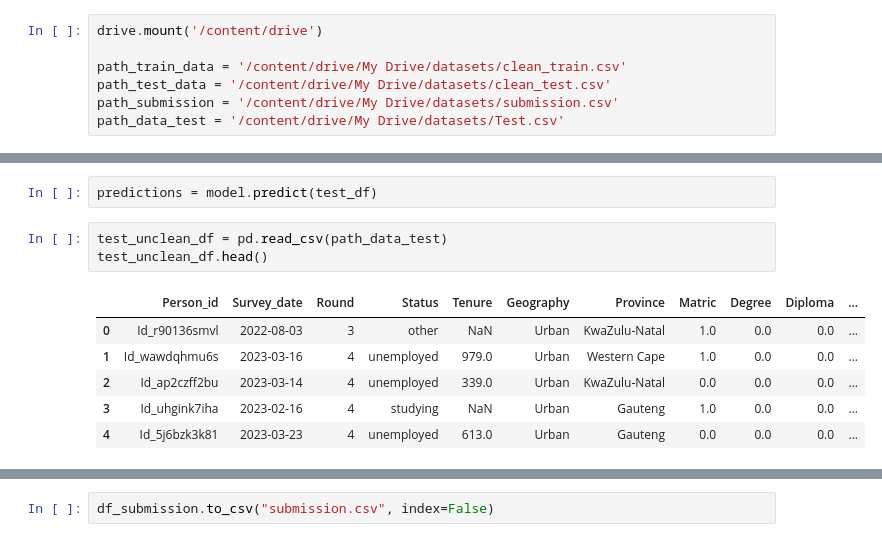
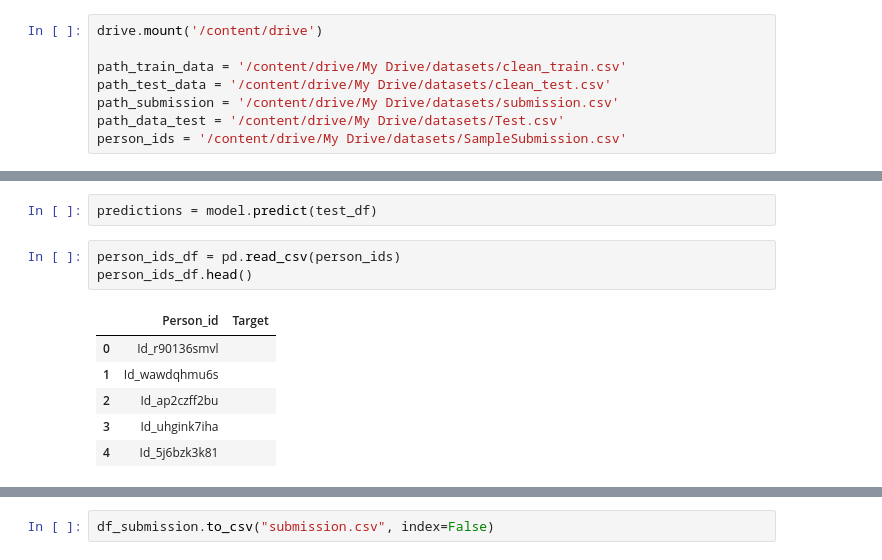
Before and after one commit to kibambe-0167/zindi-piyipc, a Jupyter notebook: zindi_piyipc_gcolab.ipynb, the cells around one changed output, grey strips where cells are left out. Drawn from its saved outputs; the diff is of its cells as text.

```diff
--- a/zindi_piyipc_gcolab.ipynb
+++ b/zindi_piyipc_gcolab.ipynb
@@ -20,6 +20,7 @@ path_train_data = '/content/drive/My Drive/datasets/clean_train.csv'
 path_test_data = '/content/drive/My Drive/datasets/clean_test.csv'
 path_submission = '/content/drive/My Drive/datasets/submission.csv'
 path_data_test = '/content/drive/My Drive/datasets/Test.csv'
+person_ids = '/content/drive/My Drive/datasets/SampleSubmission.csv'
 # %% [output]
 Drive already mounted at /content/drive; to attempt to forcibly remount, call drive.mount("/content/drive", force_remount=True).
 # %% [markdown]
@@ -266,13 +267,13 @@ plt.show()
 # %%
 predictions = model.predict(test_df)
 # %%
-test_unclean_df = pd.read_csv(path_data_test)
-test_unclean_df.head()
+person_ids_df = pd.read_csv(person_ids)
+person_ids_df.head()
 # %% [output]
-|  | Person_id | Survey_date | Round | Status | Tenure | Geography | Province | Matric | Degree | Diploma | ... |
-| 0 | Id_r90136smvl | 2022-08-03 | 3 | other | NaN | Urban | KwaZulu-Natal | 1.0 | 0.0 | 0.0 | ... |
-| 1 | Id_wawdqhmu6s | 2023-03-16 | 4 | unemployed | 979.0 | Urban | Western Cape | 1.0 | 0.0 | 0.0 | ... |
-| 2 | Id_ap2czff2bu | 2023-03-14 | 4 | unemployed | 339.0 | Urban | KwaZulu-Natal | 0.0 | 0.0 | 0.0 | ... |
-| 3 | Id_uhgink7iha | 2023-02-16 | 4 | studying | NaN | Urban | Gauteng | 1.0 | 0.0 | 0.0 | ... |
-| 4 | Id_5j6bzk3k81 | 2023-03-23 | 4 | unemployed | 613.0 | Urban | Gauteng | 0.0 | 0.0 | 0.0 | ... |
+|  | Person_id | Target |
+| 0 | Id_r90136smvl |  |
+| 1 | Id_wawdqhmu6s |  |
+| 2 | Id_ap2czff2bu |  |
+| 3 | Id_uhgink7iha |  |
+| 4 | Id_5j6bzk3k81 |  |
 # %%
```
Also changed, not shown: parts of 4 cells of this notebook.
